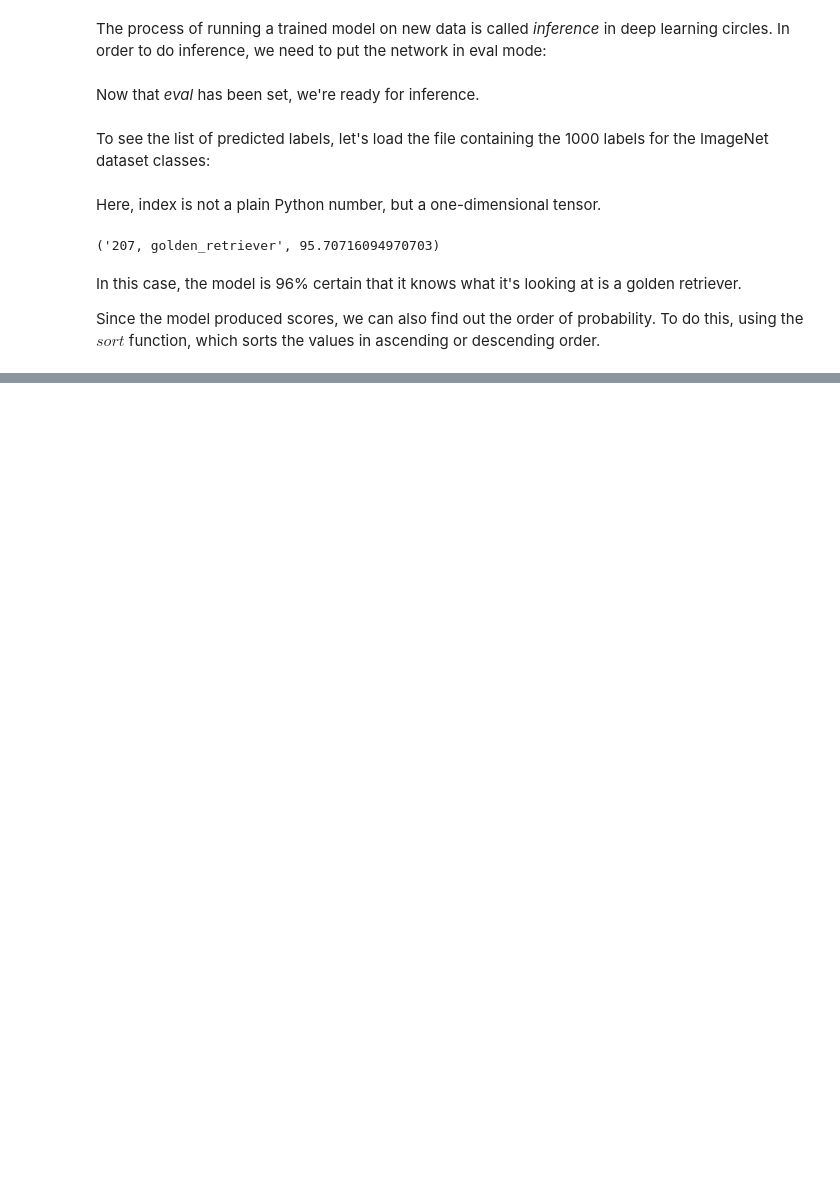
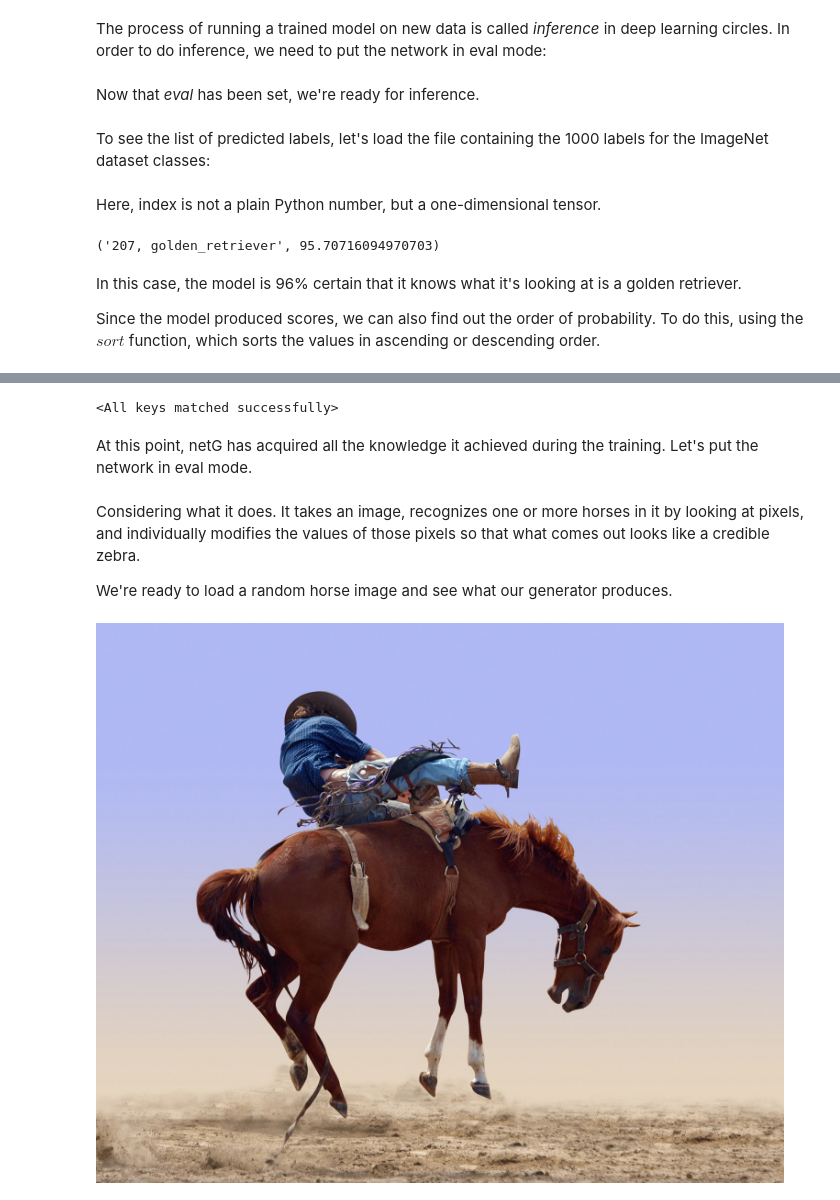
Before and after one commit to yifu-zhang/deep-learning-pytorch_Eli_Stevens, a Jupyter notebook: codes/chpt2_pretrained-network/pretrained_network.ipynb, the cells around one changed output, grey strips where cells are left out. Cells and saved outputs as stored; diff of their text form; code cells hidden in the pictures; blank space fills up the shorter version.

```diff
--- a/codes/chpt2_pretrained-network/pretrained_network.ipynb
+++ b/codes/chpt2_pretrained-network/pretrained_network.ipynb
@@ -105,0 +184,10 @@ _, indices = torch.sort(out, descending=True)
+# %%
+netG = ResNetGenerator()
+
+model_path = 'horse2zebra_0.4.0.pth'
+model_data = torch.load(model_path)
+netG.load_state_dict(model_data)
+# %% [output]
+<All keys matched successfully>
+# %% [markdown]
+At this point, netG has acquired all the knowledge it achieved during the training. Let's put the network in eval mode.
@@ -105,0 +196,17 @@ _, indices = torch.sort(out, descending=True)
+# %% [markdown]
+Considering what it does. It takes an image, recognizes one or more horses in it by looking at pixels, and individually modifies the values of those pixels so that what comes out looks like a credible zebra.
+
+We're ready to load a random horse image and see what our generator produces.
+# %%
+from PIL import Image
+from torchvision import transforms
+
+preprocess = transforms.Compose([transforms.Resize(256),
+                                 transforms.ToTensor()])
+
+img = Image.open("horse.jpg")
+img_t = preprocess(img)
+batch_t = torch.unsqueeze(img_t, 0)
+img
+# %% [output]
+[figure, added]
```
Also changed, not shown: parts of 7 cells of this notebook.
